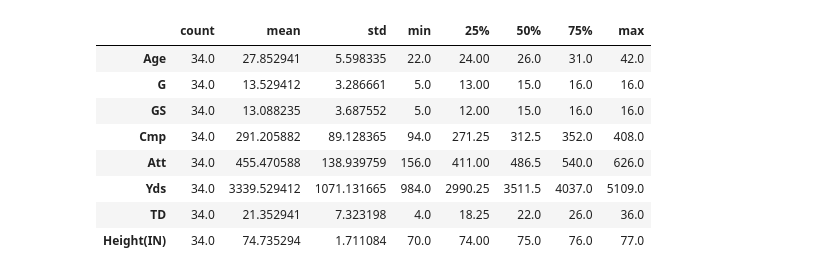
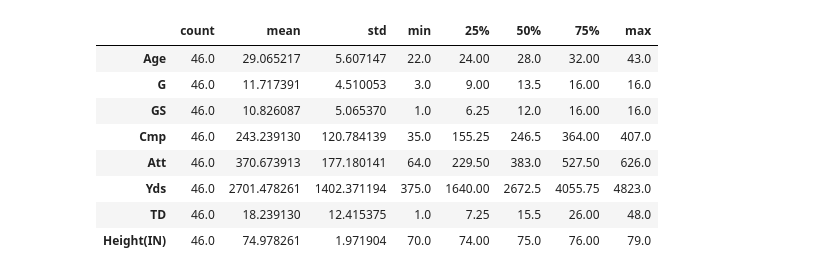
Before and after one commit to timbosan/Python2, a Jupyter notebook: Project/Football.ipynb, the cells around one changed output. Drawn from its saved outputs; the diff is of its cells as text; code cells hidden in the pictures.

```diff
--- a/Project/Football.ipynb
+++ b/Project/Football.ipynb
@@ -123,22 +112,15 @@ Means_By_Year
 # %%
-# #2018 data
-DF_QB_PM_2018 = DF_QB_PM[DF_QB_PM['Year'] == '2018']
-DF_QB_PM_2018.describe().transpose()
-
-# # #2019 data
-# DF_QB_PM_2019 = DF_QB_PM[DF_QB_PM['Year'] == '2019']
-# DF_QB_PM_2019.describe().transpose()
-# # #2020 data
-# DF_QB_PM_2020 = DF_QB_PM[DF_QB_PM['Year'] == '2020']
-#DF_QB_PM_2020.describe().transpose()
+#2020 data summary stats
+DF_QB_PM_2020 = DF_QB_PM[DF_QB_PM['Year'] == '2020']
+DF_QB_PM_2020.describe().transpose()
 #DF_QB_PM_2018.head(5)
 # %% [output]
 |  | count | mean | std | min | 25% | 50% | 75% | max |
-| Age | 34.0 | 27.852941 | 5.598335 | 22.0 | 24.00 | 26.0 | 31.0 | 42.0 |
-| G | 34.0 | 13.529412 | 3.286661 | 5.0 | 13.00 | 15.0 | 16.0 | 16.0 |
-| GS | 34.0 | 13.088235 | 3.687552 | 5.0 | 12.00 | 15.0 | 16.0 | 16.0 |
-| Cmp | 34.0 | 291.205882 | 89.128365 | 94.0 | 271.25 | 312.5 | 352.0 | 408.0 |
-| Att | 34.0 | 455.470588 | 138.939759 | 156.0 | 411.00 | 486.5 | 540.0 | 626.0 |
-| Yds | 34.0 | 3339.529412 | 1071.131665 | 984.0 | 2990.25 | 3511.5 | 4037.0 | 5109.0 |
-| TD | 34.0 | 21.352941 | 7.323198 | 4.0 | 18.25 | 22.0 | 26.0 | 36.0 |
-| Height(IN) | 34.0 | 74.735294 | 1.711084 | 70.0 | 74.00 | 75.0 | 76.0 | 77.0 |
+| Age | 46.0 | 29.065217 | 5.607147 | 22.0 | 24.00 | 28.0 | 32.00 | 43.0 |
+| G | 46.0 | 11.717391 | 4.510053 | 3.0 | 9.00 | 13.5 | 16.00 | 16.0 |
+| GS | 46.0 | 10.826087 | 5.065370 | 1.0 | 6.25 | 12.0 | 16.00 | 16.0 |
+| Cmp | 46.0 | 243.239130 | 120.784139 | 35.0 | 155.25 | 246.5 | 364.00 | 407.0 |
+| Att | 46.0 | 370.673913 | 177.180141 | 64.0 | 229.50 | 383.0 | 527.50 | 626.0 |
+| Yds | 46.0 | 2701.478261 | 1402.371194 | 375.0 | 1640.00 | 2672.5 | 4055.75 | 4823.0 |
+| TD | 46.0 | 18.239130 | 12.415375 | 1.0 | 7.25 | 15.5 | 26.00 | 48.0 |
+| Height(IN) | 46.0 | 74.978261 | 1.971904 | 70.0 | 74.00 | 75.0 | 76.00 | 79.0 |
```
Also changed, not shown: parts of 12 cells of this notebook.
